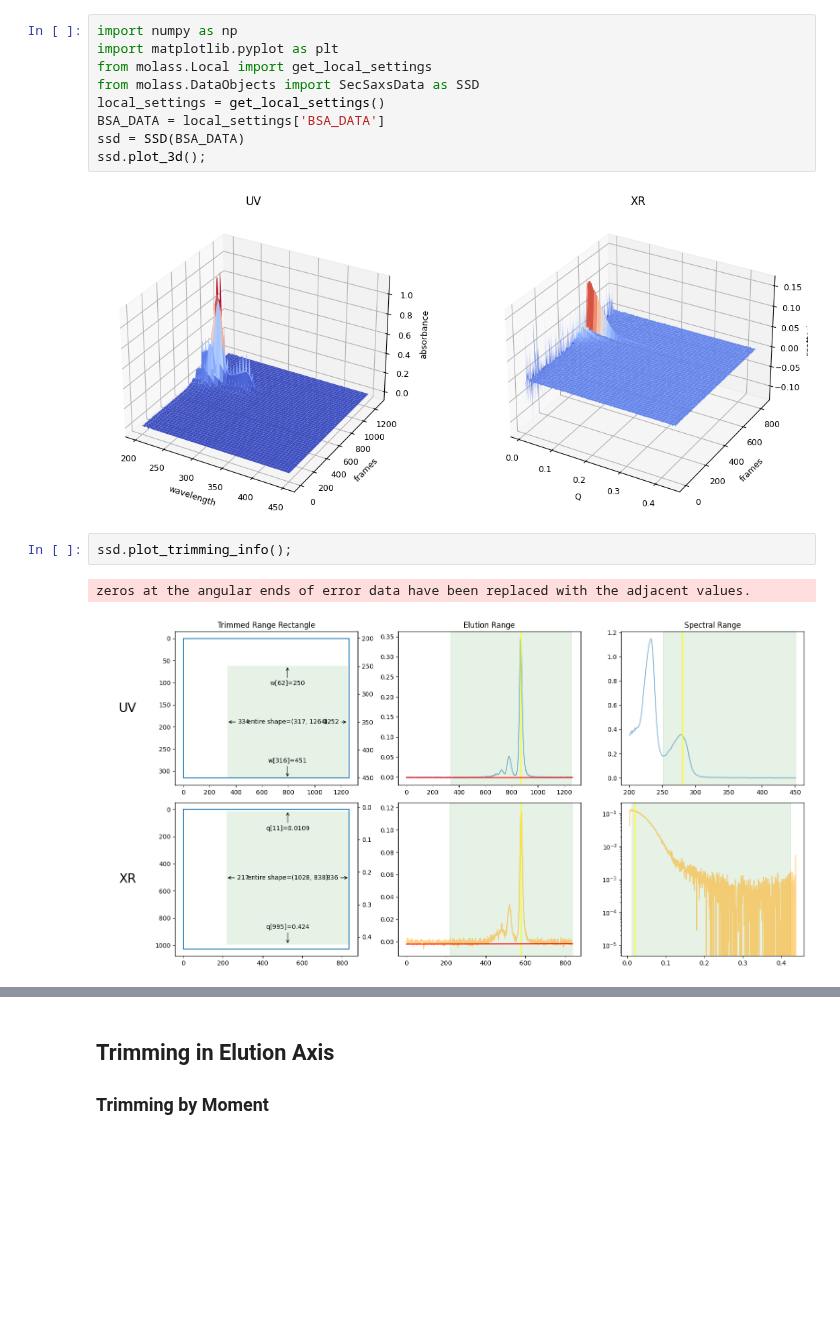
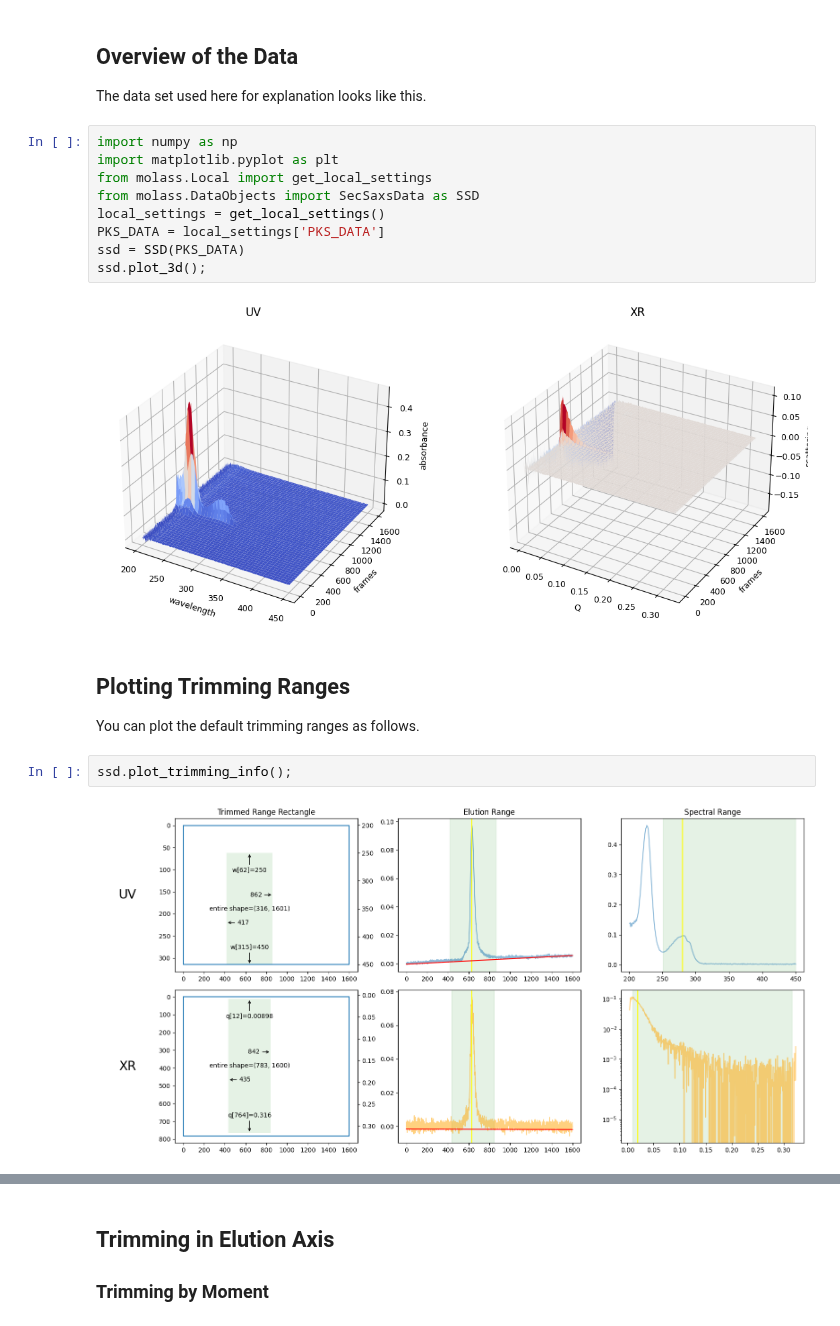
Before and after one commit to nshimizu0721/molass-tutorial, a Jupyter notebook: _sources/chapters/02/data_trimming.ipynb, the cells around one changed output, grey strips where cells are left out. Cells and saved outputs as stored; diff of their text form; blank space fills up the shorter version.

```diff
--- a/_sources/chapters/02/data_trimming.ipynb
+++ b/_sources/chapters/02/data_trimming.ipynb
@@ -10,17 +14,24 @@
+# %% [markdown]
+## Overview of the Data
+
+The data set used here for explanation looks like this.
 # %%
 import numpy as np
 import matplotlib.pyplot as plt
 from molass.Local import get_local_settings
 from molass.DataObjects import SecSaxsData as SSD
 local_settings = get_local_settings()
-BSA_DATA = local_settings['BSA_DATA']
-ssd = SSD(BSA_DATA)
+PKS_DATA = local_settings['PKS_DATA']
+ssd = SSD(PKS_DATA)
 ssd.plot_3d();
 # %% [output]
-[figure, old version]
+[figure, new version]
+# %% [markdown]
+## Plotting Trimming Ranges
+
+You can plot the default trimming ranges as follows.
 # %%
 ssd.plot_trimming_info();
 # %% [output]
-zeros at the angular ends of error data have been replaced with the adjacent values.
-[figure, old version]
+[figure, new version]
 # %%
```
Also changed, not shown: parts of 9 cells of this notebook, 22 other files.
